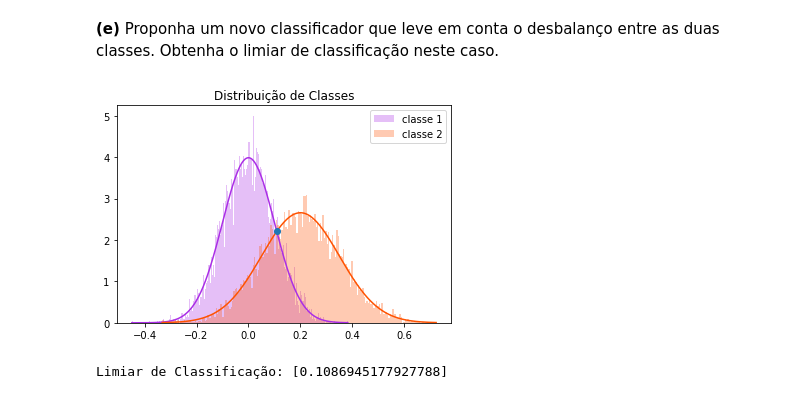
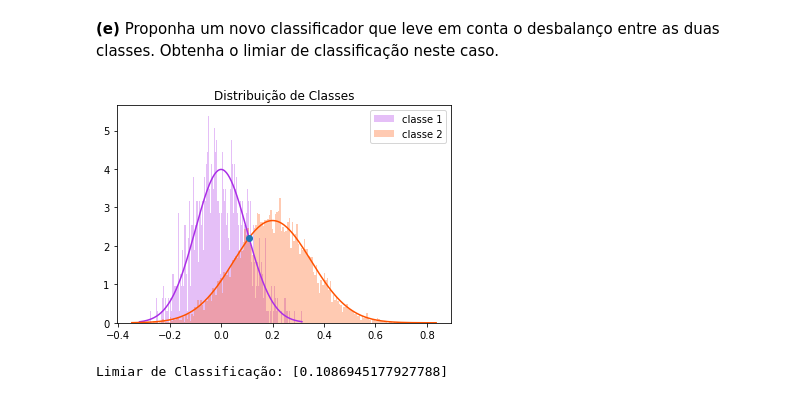
Before and after one commit to SamuelOliveira/Colab, a Jupyter notebook: FT043_2021S1_T3.ipynb, the cells around one changed output. Saved outputs shown, nothing was run; the diff lists cells and outputs as text; code cells hidden in the pictures.

```diff
--- a/FT043_2021S1_T3.ipynb
+++ b/FT043_2021S1_T3.ipynb
@@ -130,27 +130,27 @@ Taxa de erro empirico :  0.07
 # %% [markdown]
 **(e)** Proponha um novo classificador que leve em conta o desbalanço entre as duas classes. Obtenha o limiar de classificação neste caso.
 # %%
-N_1 = 5000
-N_2 = 7500
+N_1 = 1000
+N_2 = 6500
 mu_1, sigma_1 = 0.0, 0.1
 mu_2, sigma_2 = 0.2, 0.15
 x1 = norm.rvs(mu_1, sigma_1, N_1)
 x2 = norm.rvs(mu_2, sigma_2, N_2)
 
 plt.title('Distribuição de Classes')
 count_1, bins_1, ignored = plt.hist(x1, 200, alpha=0.3, label='classe 1', density=True, color='#aa2ee6');
 count_2, bins_2, ignored = plt.hist(x2, 200, alpha=0.3, label='classe 2', density=True, color='#ff5200');
 plt.legend(loc='upper right')
 
 plt.plot(bins_1,norm.pdf(bins_1, mu_1, sigma_1), color='#aa2ee6');
 plt.plot(bins_2,norm.pdf(bins_2, mu_2, sigma_2), color='#ff5200');
 
 data_lc = threshold(mu_1,mu_2,sigma_1,sigma_2)
 data_threshold_new = [data_lc[1]]
 
 plt.plot(data_threshold_new,norm.pdf(data_threshold_new,mu_1,sigma_1),'o');
 # %% [output]
-[figure, old version]
+[figure, new version]
 # %%
 print("Limiar de Classificação:", data_threshold_new)
 # %% [output]
```
Also changed, not shown: parts of 1 cell of this notebook.
